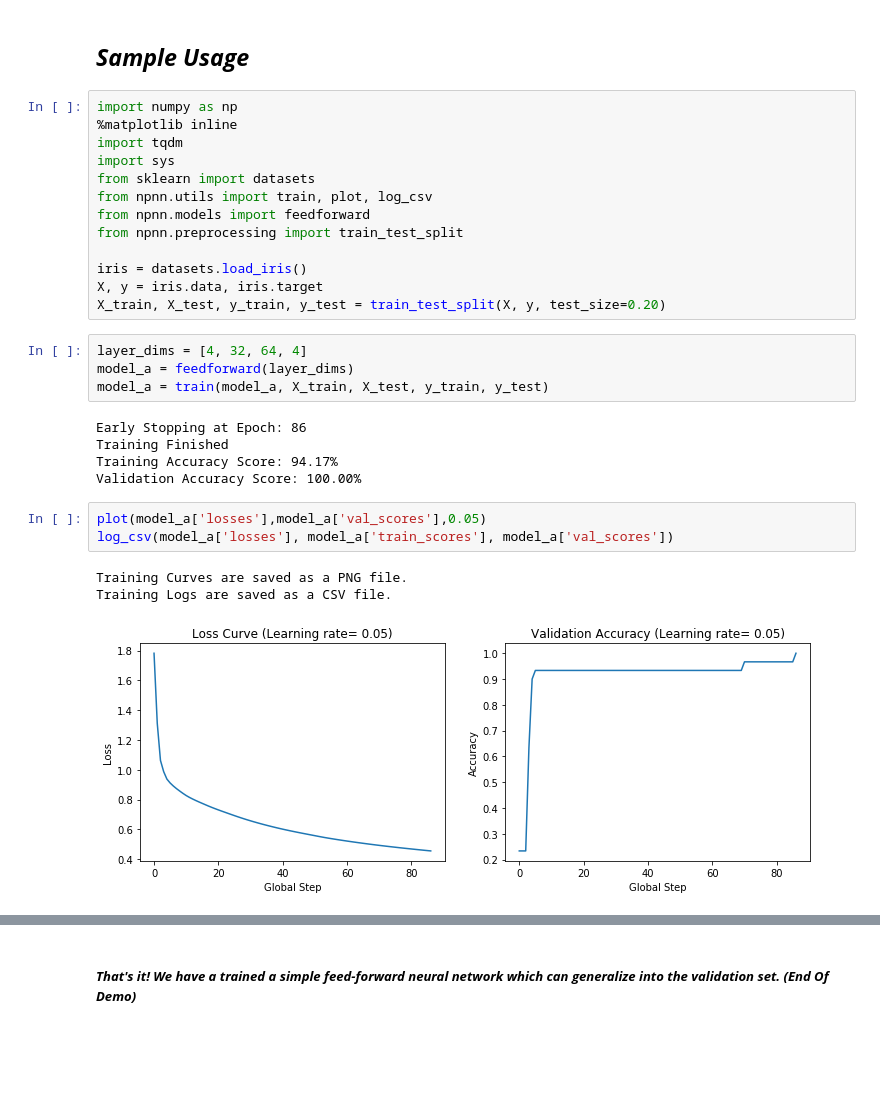
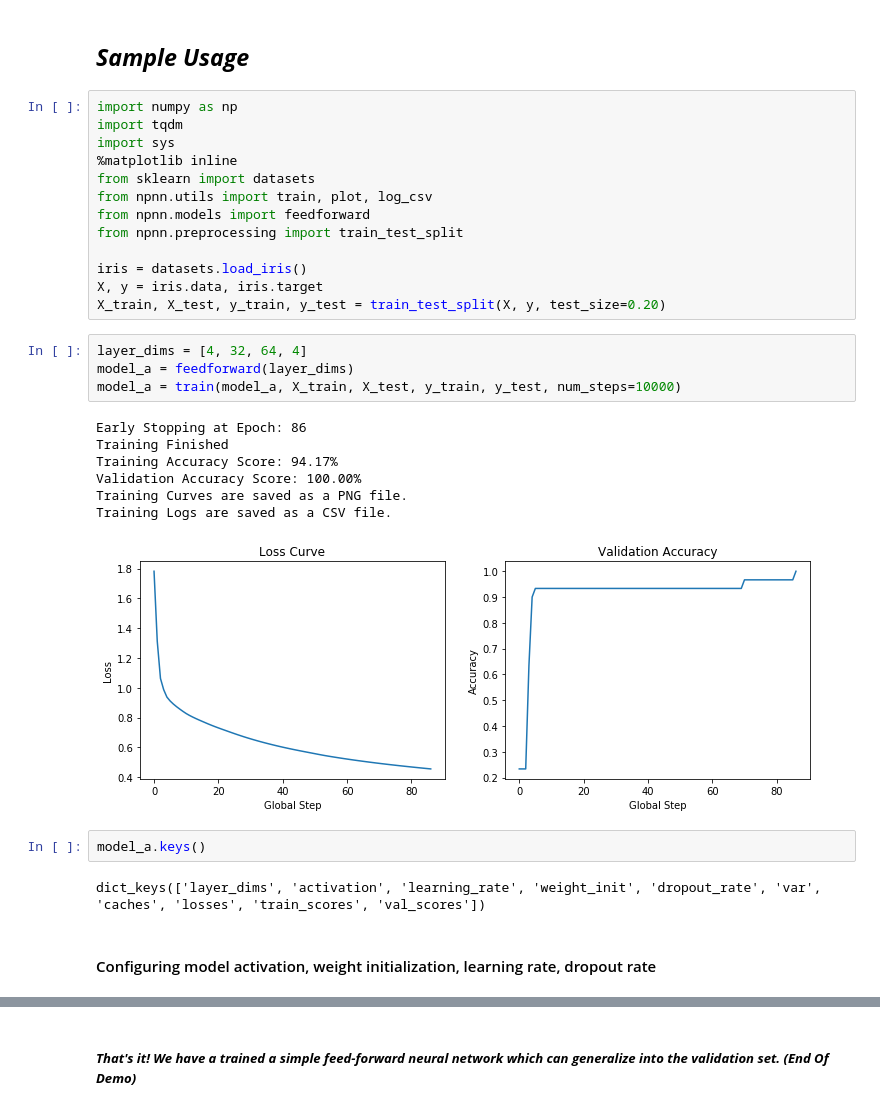
Before and after one commit to andridns/barebones-nn, a Jupyter notebook: quickstart.ipynb, the cells around one changed output, grey strips where cells are left out. Saved outputs shown, nothing was run; the diff lists cells and outputs as text; blank space fills up the shorter version.

```diff
--- a/quickstart.ipynb
+++ b/quickstart.ipynb
@@ -2,9 +2,9 @@
 ## **___Sample Usage___**
 # %%
 import numpy as np
-%matplotlib inline
 import tqdm
 import sys
+%matplotlib inline
 from sklearn import datasets
 from npnn.utils import train, plot, log_csv
 from npnn.models import feedforward
@@ -16,16 +16,18 @@ X_train, X_test, y_train, y_test = train_test_split(X, y, test_size=0.20)
 # %%
 layer_dims = [4, 32, 64, 4]
 model_a = feedforward(layer_dims)
-model_a = train(model_a, X_train, X_test, y_train, y_test)
+model_a = train(model_a, X_train, X_test, y_train, y_test, num_steps=10000)
 # %% [output]
 Early Stopping at Epoch: 86
 Training Finished
 Training Accuracy Score: 94.17%
 Validation Accuracy Score: 100.00%
+Training Curves are saved as a PNG file.
+Training Logs are saved as a CSV file.
+[figure, added]
-# %%
-plot(model_a['losses'],model_a['val_scores'],0.05)
-log_csv(model_a['losses'], model_a['train_scores'], model_a['val_scores'])
-# %% [output]
-Training Curves are saved as a PNG file.
-Training Logs are saved as a CSV file.
-[figure, removed]
+# %%
+model_a.keys()
+# %% [output]
+dict_keys(['layer_dims', 'activation', 'learning_rate', 'weight_init', 'dropout_rate', 'var', 'caches', 'losses', 'train_scores', 'val_scores'])
+# %% [markdown]
+#### Configuring model activation, weight initialization, learning rate, dropout rate
```
Also changed, not shown: parts of 3 cells of this notebook, 4 other files.
